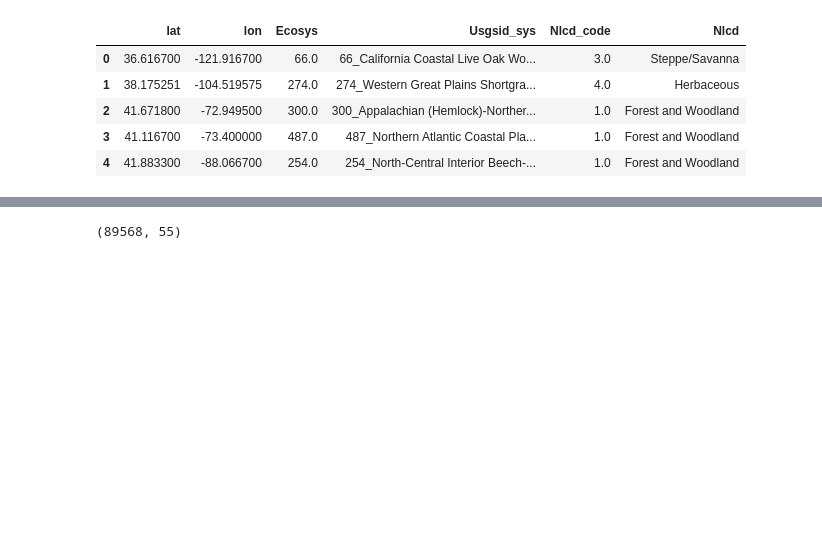
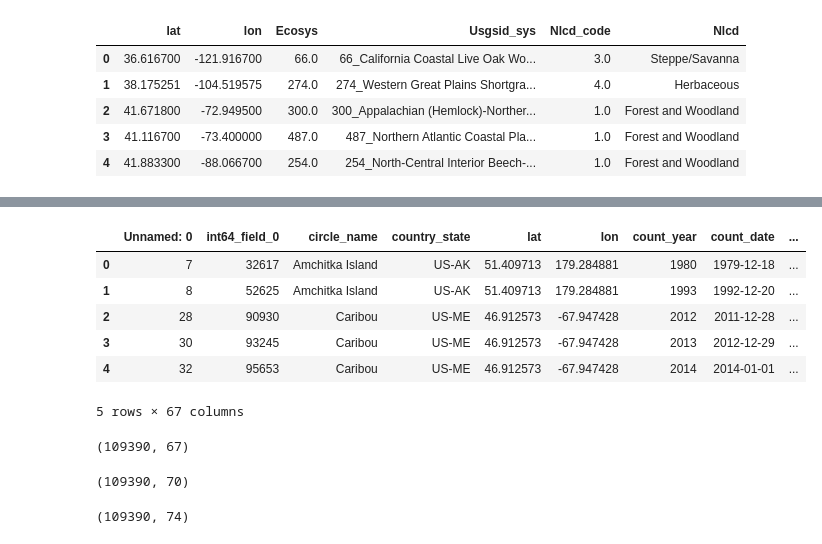
Before and after one commit to DataKind-DC/audubon-cbc, a Jupyter notebook: notebooks/1.3-rec-connecting-fips-ecosystem-data.ipynb, the cells around one changed output, grey strips where cells are left out. Cells and saved outputs as stored; diff of their text form; code cells hidden in the pictures; blank space fills up the shorter version.

```diff
--- a/notebooks/1.3-rec-connecting-fips-ecosystem-data.ipynb
+++ b/notebooks/1.3-rec-connecting-fips-ecosystem-data.ipynb
@@ -239,0 +257,17 @@ eco_data.head()
+# %%
+# Load in the file of noaa matched cbc circles
+full_station_df = pd.read_csv(PATH_TO_CBC_DATA_WITH_STATIONS, compression = "gzip")
+# %%
+full_station_df.head()
+# %% [output]
+|  | Unnamed: 0 | int64_field_0 | circle_name | country_state | lat | lon | count_year | count_date | ... |
+| 0 | 7 | 32617 | Amchitka Island | US-AK | 51.409713 | 179.284881 | 1980 | 1979-12-18 | ... |
+| 1 | 8 | 52625 | Amchitka Island | US-AK | 51.409713 | 179.284881 | 1993 | 1992-12-20 | ... |
+| 2 | 28 | 90930 | Caribou | US-ME | 46.912573 | -67.947428 | 2012 | 2011-12-28 | ... |
+| 3 | 30 | 93245 | Caribou | US-ME | 46.912573 | -67.947428 | 2013 | 2012-12-29 | ... |
+| 4 | 32 | 95653 | Caribou | US-ME | 46.912573 | -67.947428 | 2014 | 2014-01-01 | ... |
+5 rows × 67 columns
+# %%
+full_station_df.shape
+# %% [output]
+(109390, 67)
@@ -240 +279,5 @@ eco_data.head()
+# %%
+full_station_df.shape
+# %% [output]
+(109390, 70)
 # %%
@@ -242,4 +286,4 @@ clean_data = pd.merge(clean_data, eco_data[["temp_key_str","Ecosys", "Usgsid_sys
 # %%
-clean_data.shape
+full_station_df.shape
 # %% [output]
-(89568, 55)
+(109390, 74)
```
Also changed, not shown: parts of 39 cells of this notebook.
